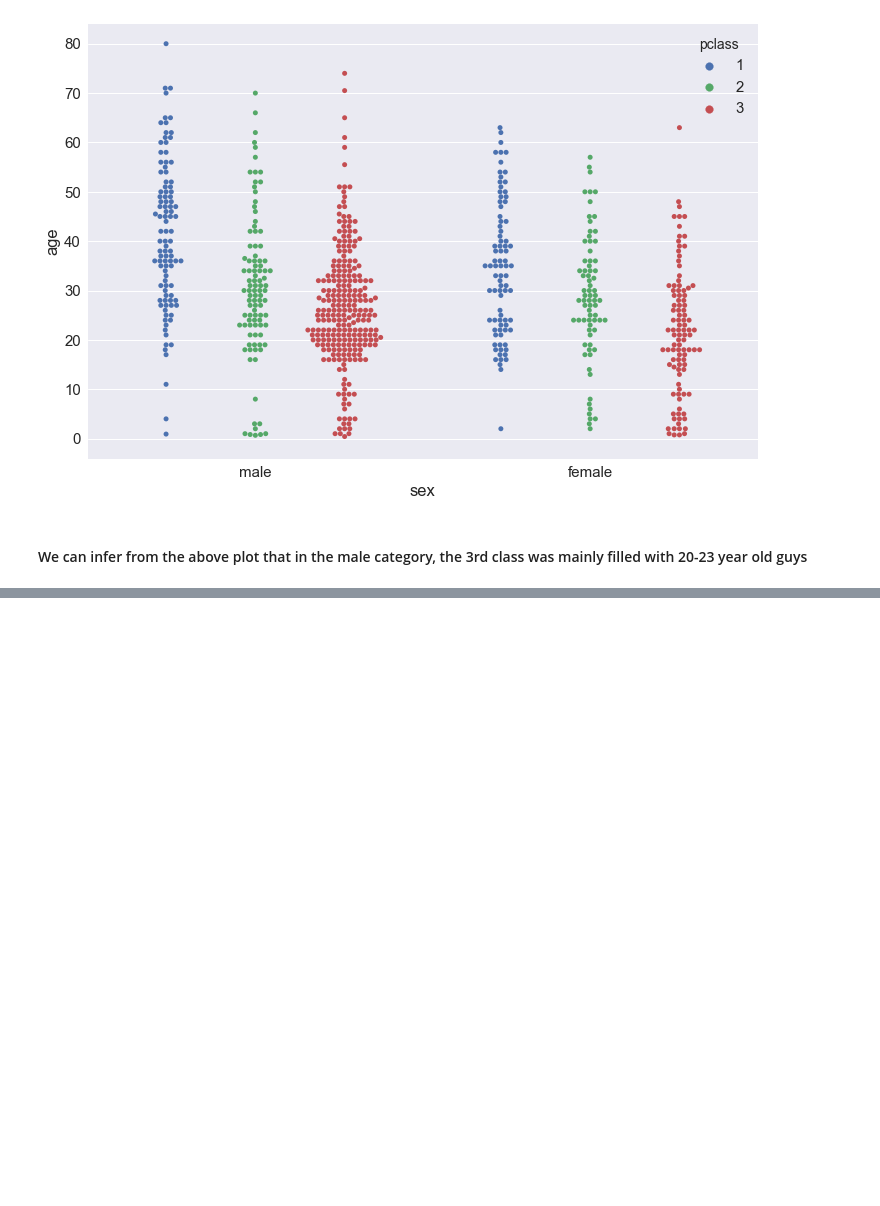
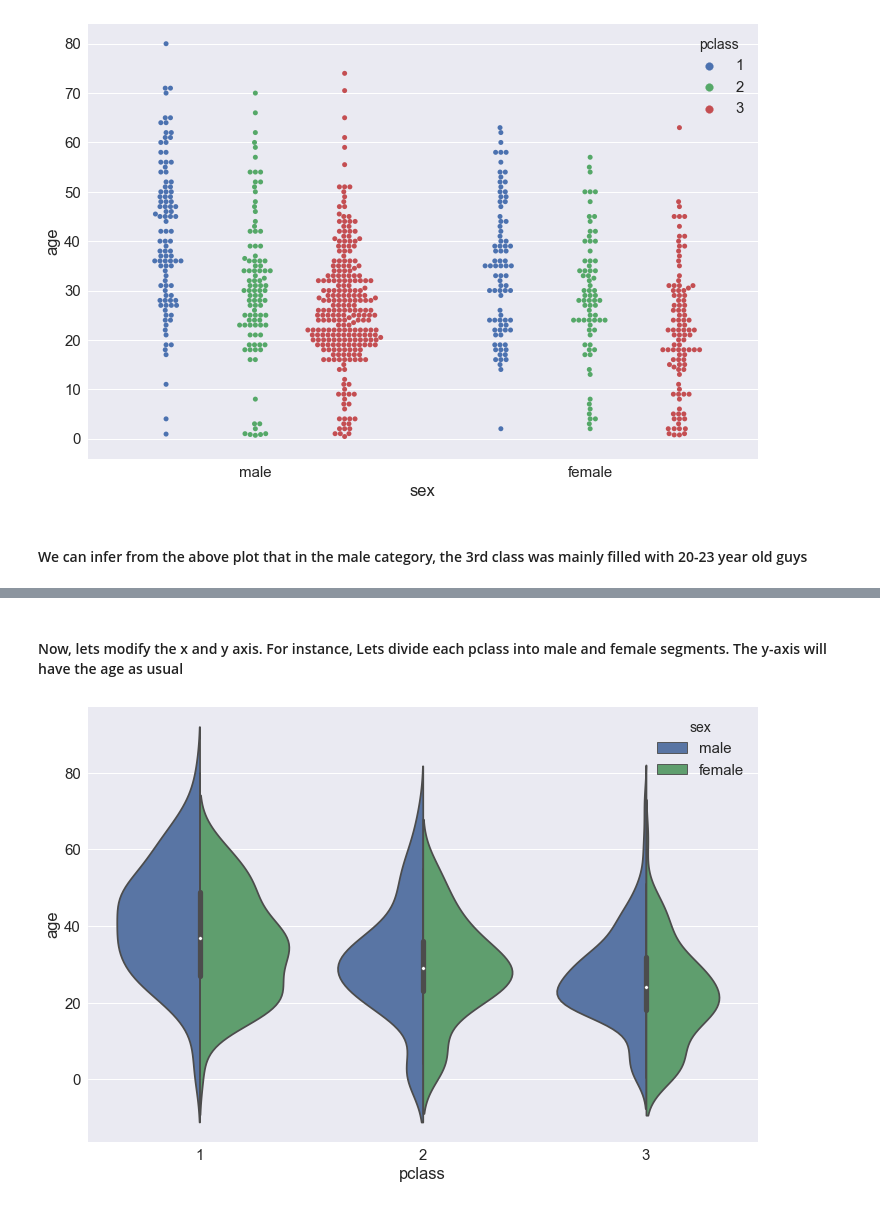
Before and after one commit to biv-neupane7/Pandas_practice, a Jupyter notebook: Visualization.ipynb, the cells around one changed output, grey strips where cells are left out. Cells and saved outputs as stored; diff of their text form; code cells hidden in the pictures; blank space fills up the shorter version.

```diff
--- a/Visualization.ipynb
+++ b/Visualization.ipynb
@@ -423,0 +446,11 @@ plt.show()
+# %% [markdown]
+#### Now, lets modify the x and y axis. For instance, Lets divide each pclass into male and female segments. The y-axis will have the age as usual
+# %%
+plt.figure(figsize=(12,8))
+sns.set(font_scale=1.5)
+sns.violinplot(data=titanic, x="pclass", y="age", hue="sex", dodge=True, split=True) #Split helps in assigning the
+                                                                        # distribution of male and female
+                                                                        # on each side of the plot
+plt.show()
+# %% [output]
+[figure, added]
```
Also changed, not shown: parts of 26 cells of this notebook.
